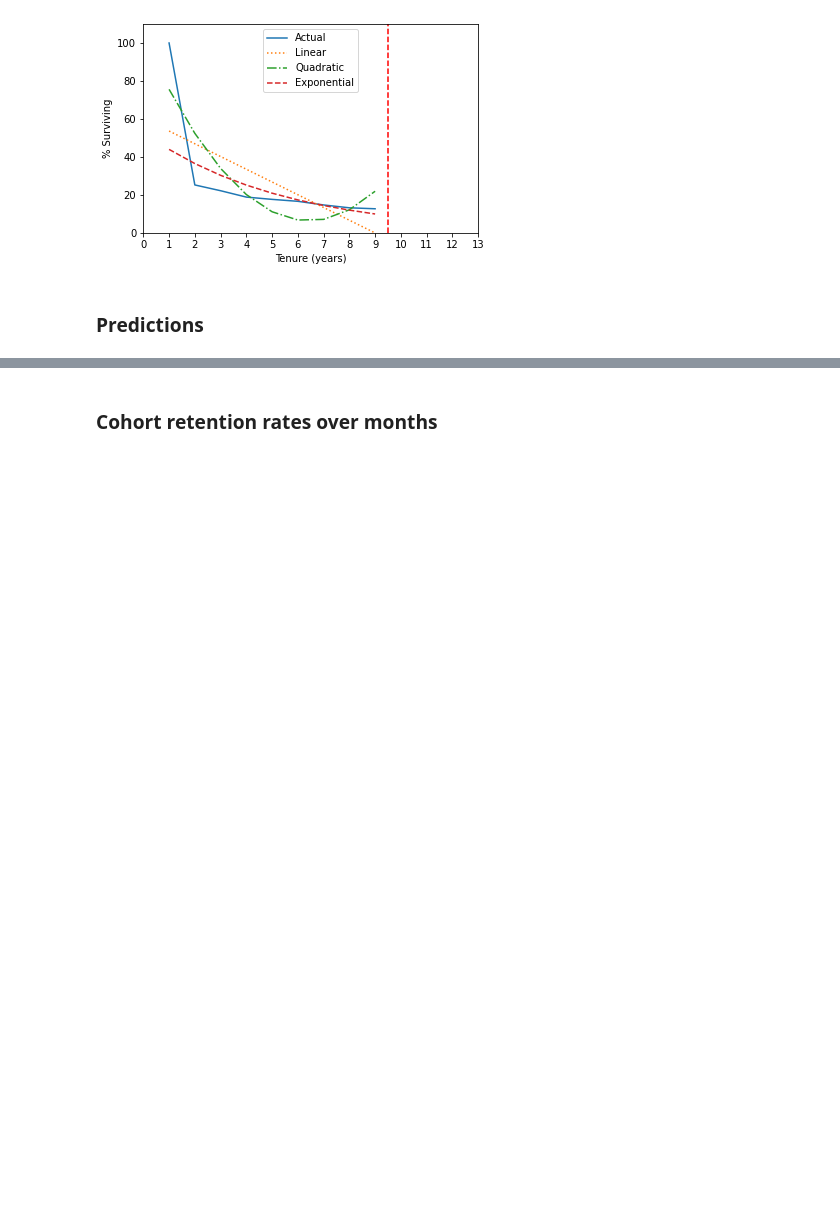
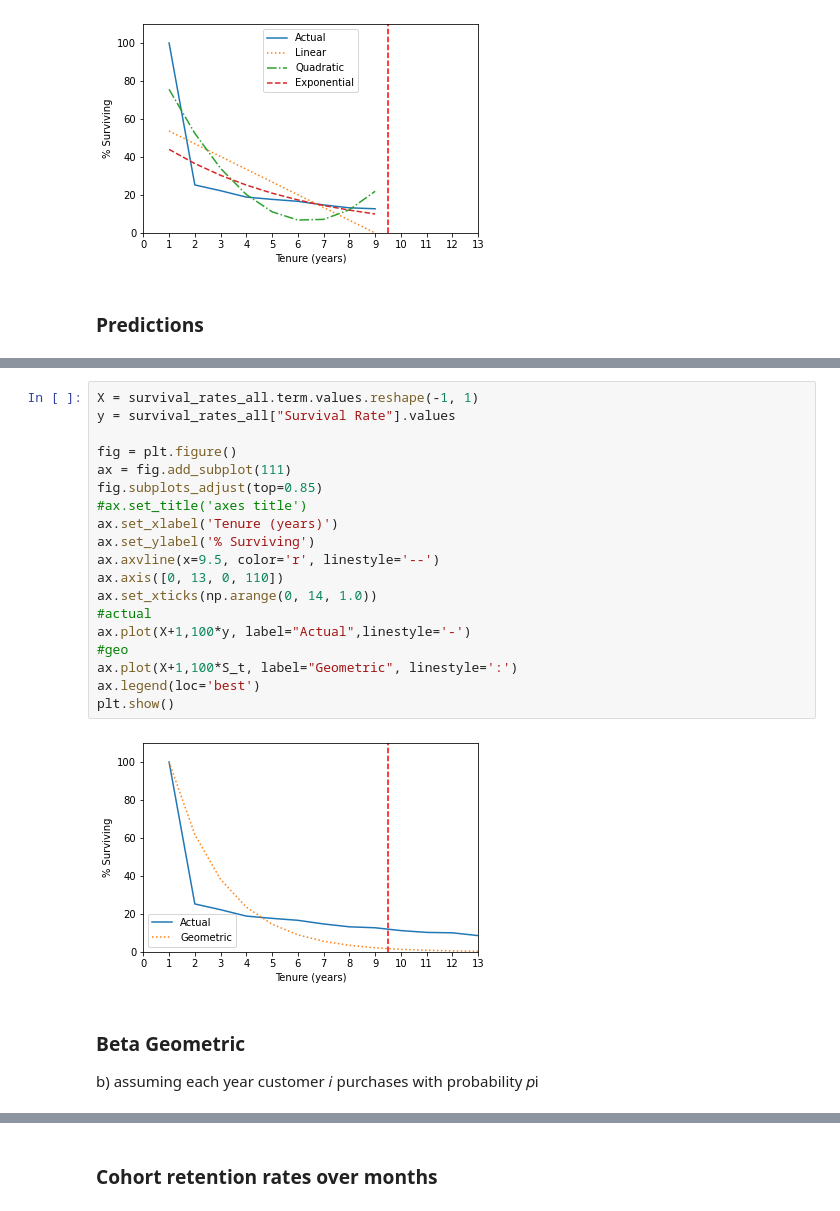
Before and after one commit to erdemsirel/ozu_data_science, a Jupyter notebook: M6 - Customer Analytics/Project.ipynb, the cells around one changed output, grey strips where cells are left out. Cells and saved outputs as stored; diff of their text form; blank space fills up the shorter version.

```diff
--- a/M6 - Customer Analytics/Project.ipynb
+++ b/M6 - Customer Analytics/Project.ipynb
@@ -168,0 +284,24 @@ plt.show()m
+# %%
+X = survival_rates_all.term.values.reshape(-1, 1)
+y = survival_rates_all["Survival Rate"].values
+
+fig = plt.figure()
+ax = fig.add_subplot(111)
+fig.subplots_adjust(top=0.85)
+#ax.set_title('axes title')
+ax.set_xlabel('Tenure (years)')
+ax.set_ylabel('% Surviving')
+ax.axvline(x=9.5, color='r', linestyle='--')
+ax.axis([0, 13, 0, 110])
+ax.set_xticks(np.arange(0, 14, 1.0))
+#actual
+ax.plot(X+1,100*y, label="Actual",linestyle='-')
+#geo
+ax.plot(X+1,100*S_t, label="Geometric", linestyle=':')
+ax.legend(loc='best')
+plt.show()
+# %% [output]
+[figure, added]
+# %% [markdown]
+### Beta Geometric
+b) assuming each year customer 𝑖 purchases with probability 𝑝i
```
Also changed, not shown: parts of 25 cells of this notebook, 1 other file.
